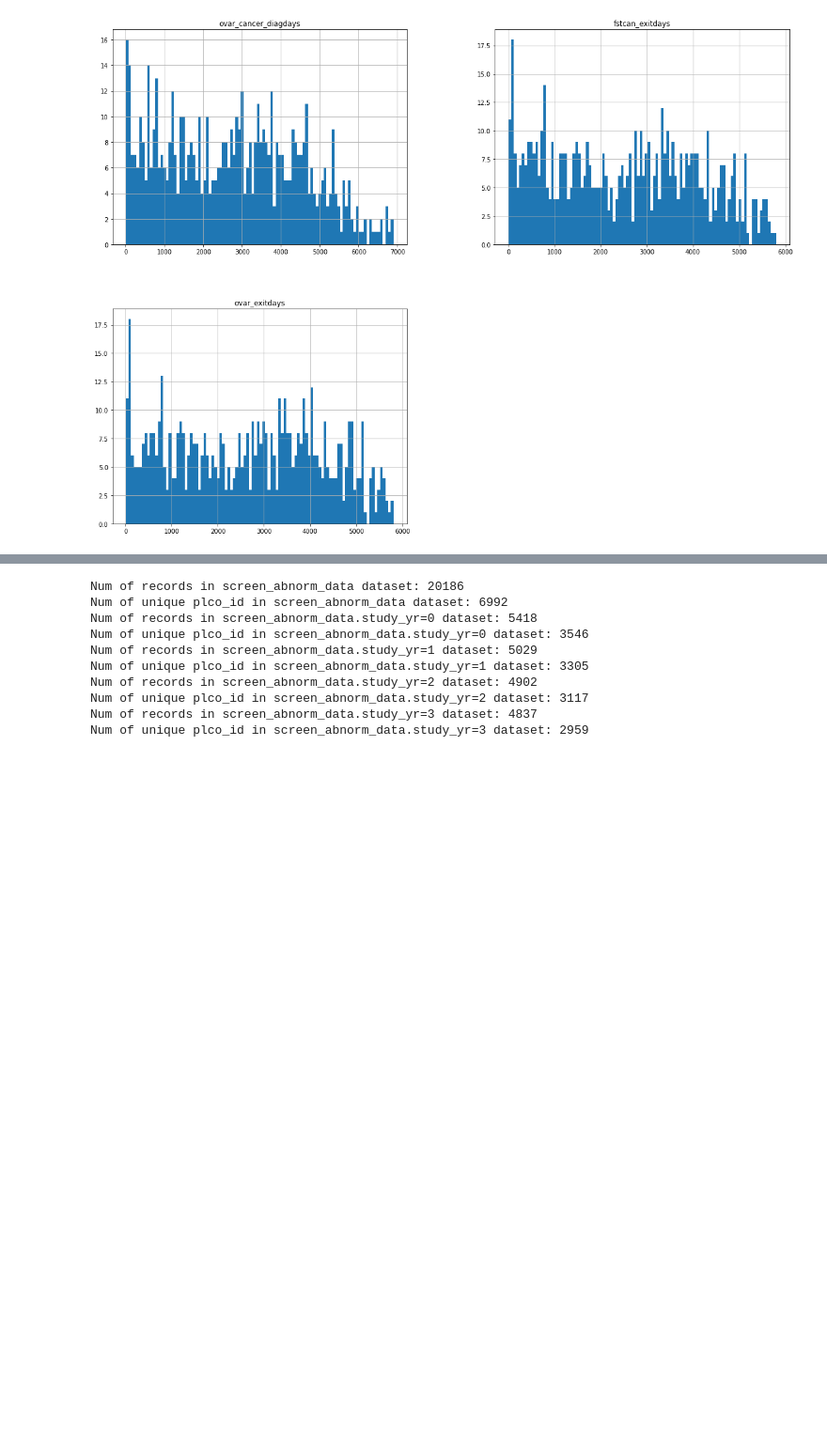
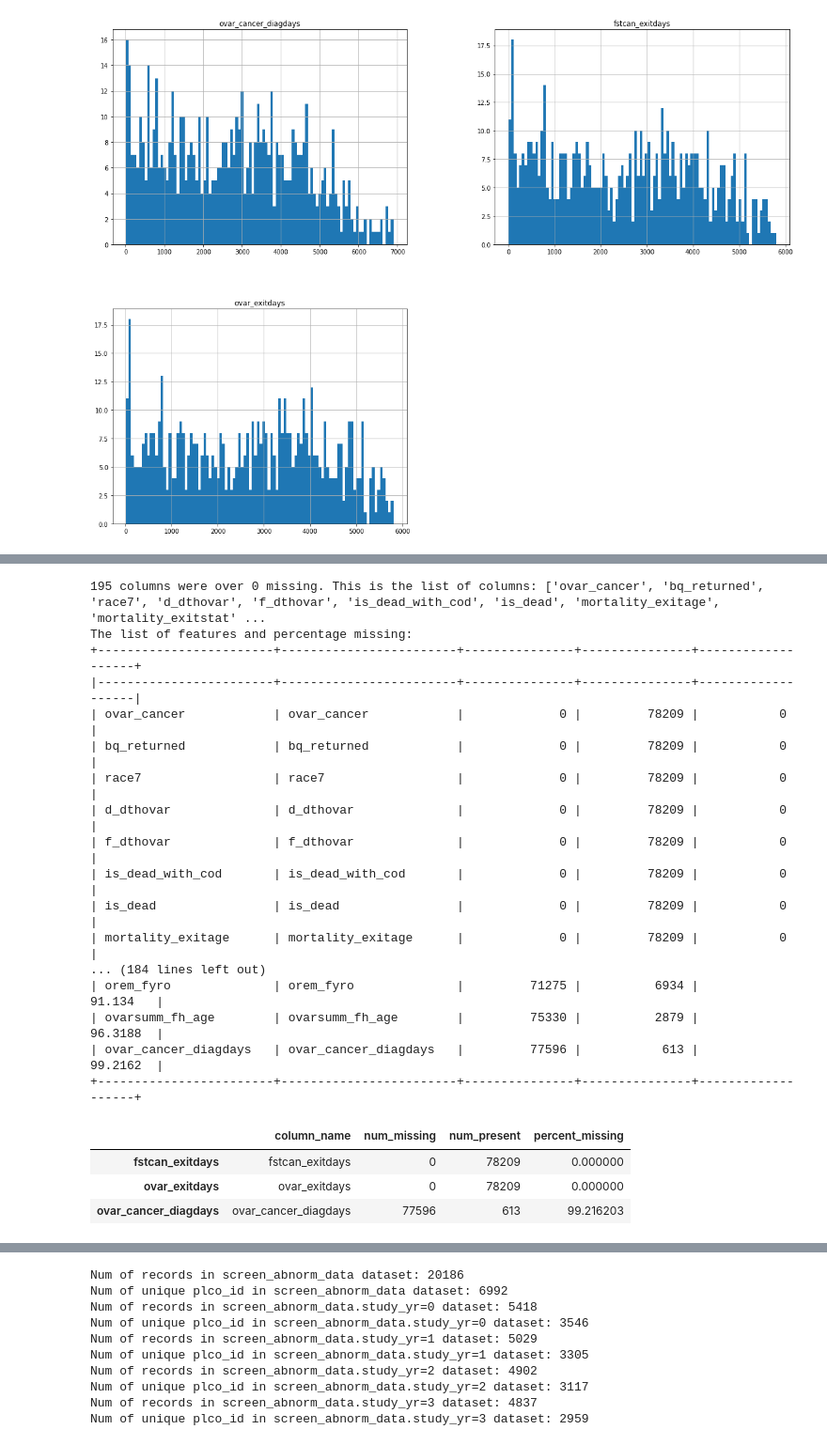
Before and after one commit to fedorenkood/ovarian_cancer_models, a Jupyter notebook: processing.ipynb, the cells around one changed output, grey strips where cells are left out. Shown at 94% size. Cells and saved outputs as stored; diff of their text form; code cells hidden in the pictures; blank space fills up the shorter version.

```diff
--- a/processing.ipynb
+++ b/processing.ipynb
@@ -181,0 +328,25 @@ merged_data_screen_missing_value_100.describe().T
+# %%
+df_missing_value = get_cols_missing_percentage(0, personal_data, 'personal_data')
+df_missing_value[df_missing_value['column_name'].isin(['ovar_cancer_diagdays', 'fstcan_exitdays', 'ovar_exitdays'])]
+# %% [output]
+195 columns were over 0 missing. This is the list of columns: ['ovar_cancer', 'bq_returned', 'race7', 'd_dthovar', 'f_dthovar', 'is_dead_with_cod', 'is_dead', 'mortality_exitage', 'mortality_exitstat' ...
+The list of features and percentage missing:
++------------------------+------------------------+---------------+---------------+-------------------+
+|------------------------+------------------------+---------------+---------------+-------------------|
+| ovar_cancer            | ovar_cancer            |             0 |         78209 |           0       |
+| bq_returned            | bq_returned            |             0 |         78209 |           0       |
+| race7                  | race7                  |             0 |         78209 |           0       |
+| d_dthovar              | d_dthovar              |             0 |         78209 |           0       |
+| f_dthovar              | f_dthovar              |             0 |         78209 |           0       |
+| is_dead_with_cod       | is_dead_with_cod       |             0 |         78209 |           0       |
+| is_dead                | is_dead                |             0 |         78209 |           0       |
+| mortality_exitage      | mortality_exitage      |             0 |         78209 |           0       |
+... (184 lines left out)
+| orem_fyro              | orem_fyro              |         71275 |          6934 |          91.134   |
+| ovarsumm_fh_age        | ovarsumm_fh_age        |         75330 |          2879 |          96.3188  |
+| ovar_cancer_diagdays   | ovar_cancer_diagdays   |         77596 |           613 |          99.2162  |
++------------------------+------------------------+---------------+---------------+-------------------+
+|  | column_name | num_missing | num_present | percent_missing |
+| fstcan_exitdays | fstcan_exitdays | 0 | 78209 | 0.000000 |
+| ovar_exitdays | ovar_exitdays | 0 | 78209 | 0.000000 |
+| ovar_cancer_diagdays | ovar_cancer_diagdays | 77596 | 613 | 99.216203 |
```
Also changed, not shown: parts of 52 cells of this notebook, 1 other file.
